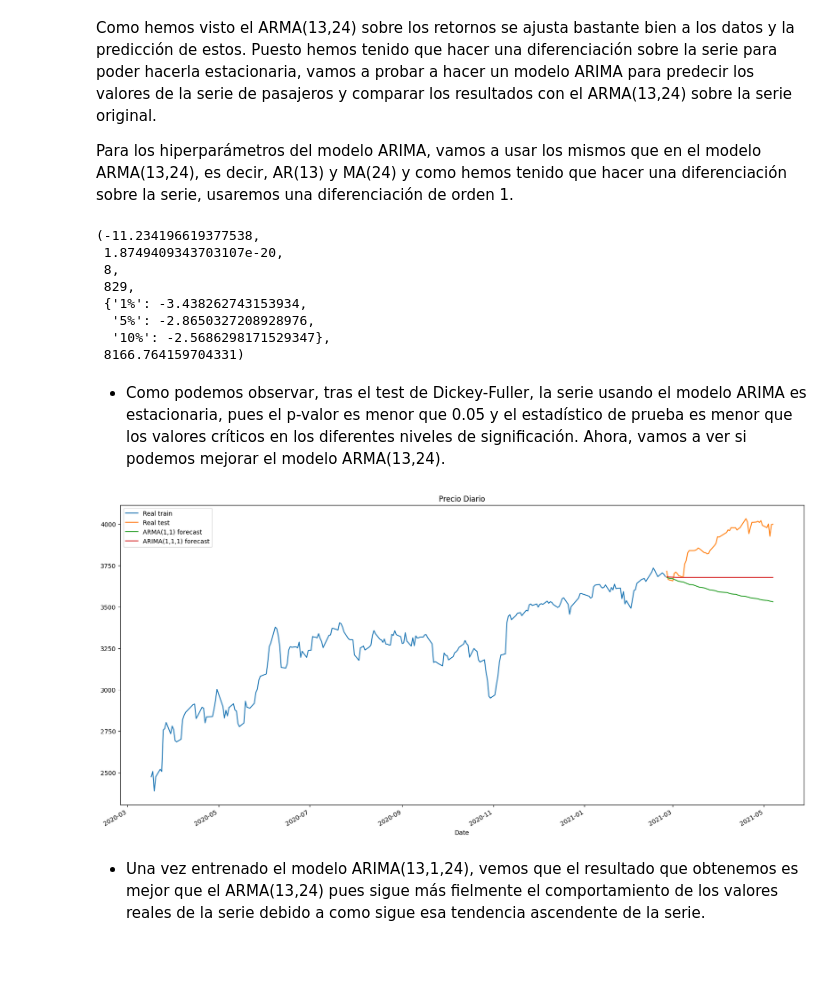
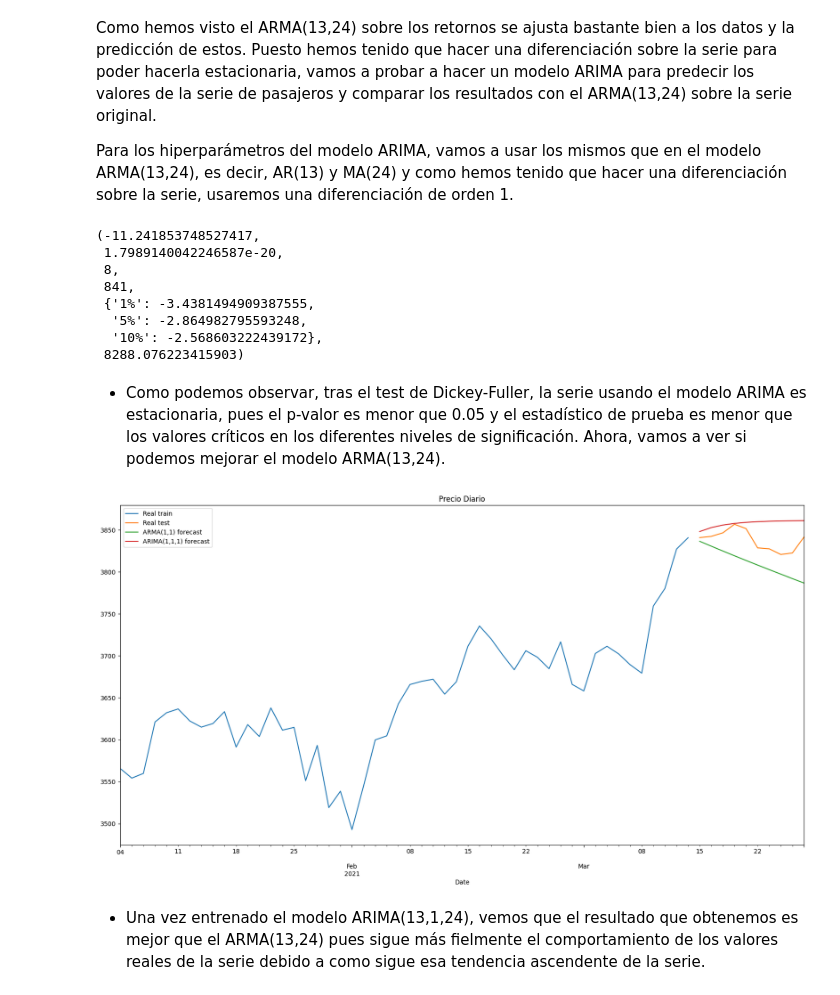
Before and after one commit to AlejandroPqLz/StockPrediction, a Jupyter notebook: DCDC_PrácticaFinal_Predicción de Stock.ipynb, the cells around one changed output. Cells and saved outputs as stored; diff of their text form; code cells hidden in the pictures; blank space fills up the shorter version.

```diff
--- a/DCDC_PrácticaFinal_Predicción de Stock.ipynb
+++ b/DCDC_PrácticaFinal_Predicción de Stock.ipynb
@@ -148,7 +148,7 @@ max_date = news.date.max()
 # =====================================================================
 min_date = min_date
 # son las fechas que intentaremos predecir
-max_date = max_date + pd.DateOffset(days=50)
+max_date = max_date + pd.DateOffset(days=10)
 
 # convertimos las fechas a string
 min_date = min_date.strftime('%Y-%m-%d')
@@ -342,7 +342,7 @@ plot_acf_pacf(euro_open.Returns_Returns[2:],lags=24, title='Returns de Returns d
 # %%
 # División de los datos en train y test
 # =====================================================================
-size = len(euro_open) - 50
+size = len(euro_open) - 10
 wd_train, wd_test = euro_open.iloc[:size], euro_open.iloc[size:]
 # %% [markdown]
 ### 3.0 AR, MA, ARMA
@@ -699,40 +698,40 @@ model_arima = ARIMA(wd_train.Open, order=(1,1,1))
 results_arima = model_arima.fit()
 sts.adfuller(results_arima.resid)
 # %% [output]
-(-11.234196619377538,
- 1.8749409343703107e-20,
+(-11.241853748527417,
+ 1.7989140042246587e-20,
  8,
- 829,
- {'1%': -3.438262743153934,
-  '5%': -2.8650327208928976,
-  '10%': -2.5686298171529347},
- 8166.764159704331)
+ 841,
+ {'1%': -3.4381494909387555,
+  '5%': -2.864982795593248,
+  '10%': -2.568603222439172},
+ 8288.076223415903)
 # %% [markdown]
 - Como podemos observar, tras el test de Dickey-Fuller, la serie usando el modelo ARIMA es estacionaria, pues el p-valor es menor que 0.05 y el estadístico de prueba es menor que los valores críticos en los diferentes niveles de significación. Ahora, vamos a ver si podemos mejorar el modelo ARMA(13,24).
 # %%
 fig, ax = plt.subplots()
-ax = wd_train.Open[600:].plot(ax=ax,figsize=(20,10), title = "Precio Diario", label='Real train')
+ax = wd_train.Open[800:].plot(ax=ax,figsize=(20,10), title = "Precio Diario", label='Real train')
 ax = wd_test.Open.plot(ax=ax,figsize=(20,10), title = "Precio Diario", label='Real test')
 
 # ARIMA (1,1,1)
 model_arima = ARIMA(wd_train.Open, order=(1,1,1))
 results_arima = model_arima.fit()
-results_arimafore = results_arima.forecast(steps=50)
+results_arimafore = results_arima.forecast(steps=10)
 results_arimafore.index=wd_test.Open.index
 
 # ARMA (1,1) -> ARIMA (1,0,1)
 model_arma = ARIMA(wd_train.Open, order=(1,0,1))
 results_arma = model_arma.fit()
-results_armafore = results_arma.forecast(steps=50)
+results_armafore = results_arma.forecast(steps=10)
 results_armafore.index=wd_test.Open.index
 
 # Plot de los resultados
 ax = results_armafore.plot(ax=ax,label='ARMA(1,1) forecast')
 ax = results_arimafore.plot(ax=ax,label='ARIMA(1,1,1) forecast')
 plt.legend(loc="upper left")
 plt.show()
 # %% [output]
-[figure, old version]
+[figure, new version]
 # %% [markdown]
 - Una vez entrenado el modelo ARIMA(13,1,24), vemos que el resultado que obtenemos es mejor que el ARMA(13,24) pues sigue más fielmente el comportamiento de los valores reales de la serie debido a como sigue esa tendencia ascendente de la serie.
 # %% [markdown]
```
Also changed, not shown: parts of 44 cells of this notebook.
